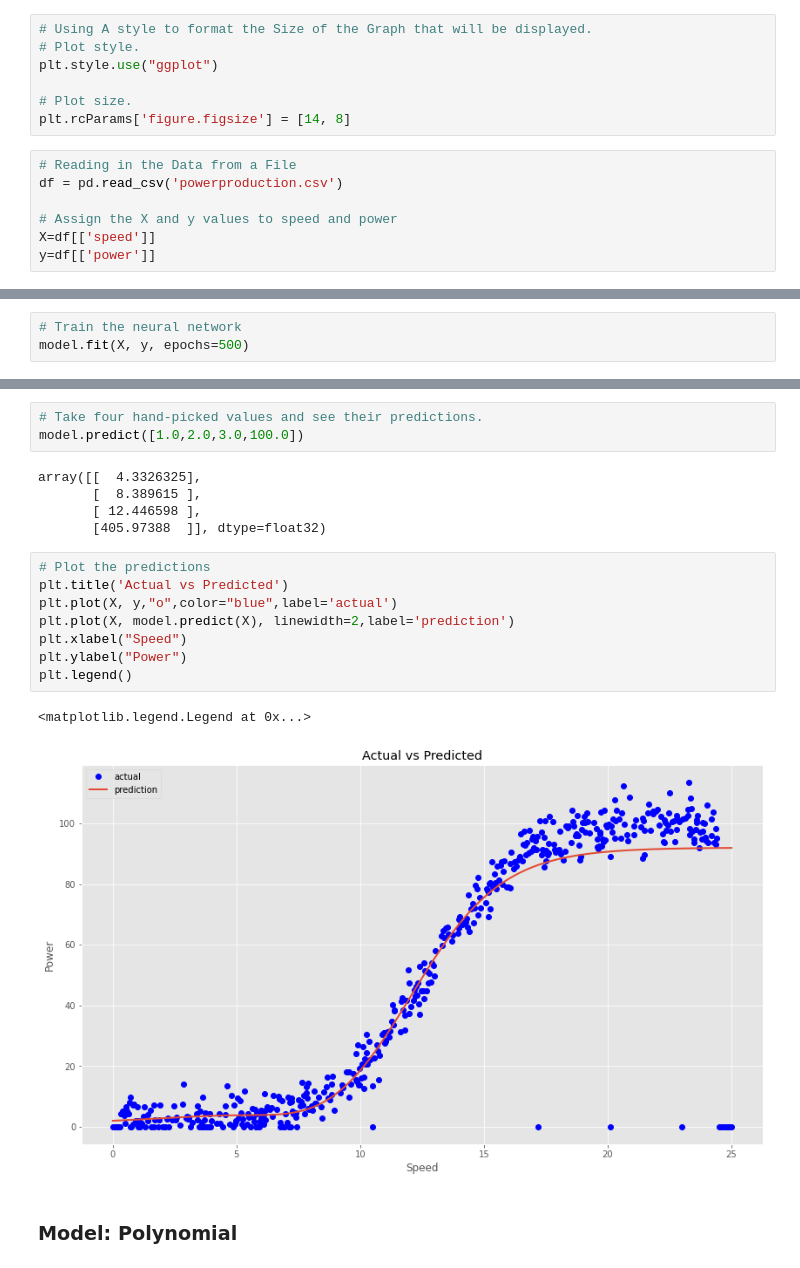
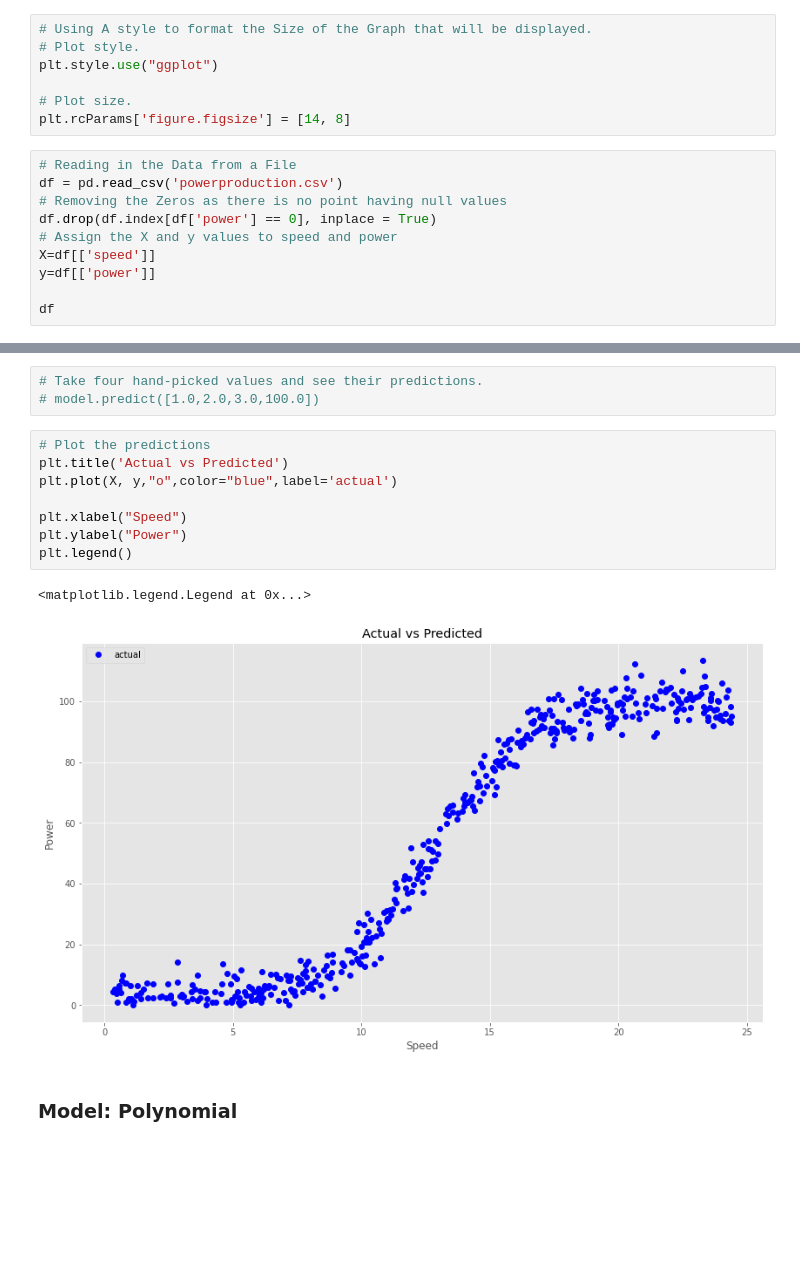
Before and after one commit to NoelMelia/EmergingTechProject, a Jupyter notebook: Model.ipynb, the cells around one changed output, grey strips where cells are left out. Cells and saved outputs as stored; diff of their text form; blank space fills up the shorter version.

```diff
--- a/Model.ipynb
+++ b/Model.ipynb
@@ -23,7 +23,10 @@ plt.rcParams['figure.figsize'] = [14, 8]
 # %%
 # Reading in the Data from a File
 df = pd.read_csv('powerproduction.csv')
-
+# Removing the Zeros as there is no point having null values
+df.drop(df.index[df['power'] == 0], inplace = True)
 # Assign the X and y values to speed and power
 X=df[['speed']]
 y=df[['power']]
+
+df
@@ -35,3 +53,0 @@ model.compile(kr.optimizers.Adam(lr=0.001), loss='mean_squared_error')
-# %%
-# Train the neural network
-model.fit(X, y, epochs=500)
@@ -57,21 +54,16 @@ Epoch 500/500
 # %%
 # Take four hand-picked values and see their predictions.
-model.predict([1.0,2.0,3.0,100.0])
+# model.predict([1.0,2.0,3.0,100.0])
-# %% [output]
-array([[  4.3326325],
-       [  8.389615 ],
-       [ 12.446598 ],
-       [405.97388  ]], dtype=float32)
 # %%
 # Plot the predictions
 plt.title('Actual vs Predicted')
 plt.plot(X, y,"o",color="blue",label='actual')
-plt.plot(X, model.predict(X), linewidth=2,label='prediction')
+
 plt.xlabel("Speed")
 plt.ylabel("Power")
 plt.legend()
 # %% [output]
 <matplotlib.legend.Legend at 0x...>
-[figure, old version]
+[figure, new version]
 # %% [markdown]
 ### Model: Polynomial
```
Also changed, not shown: parts of 13 cells of this notebook, 12 other files.
